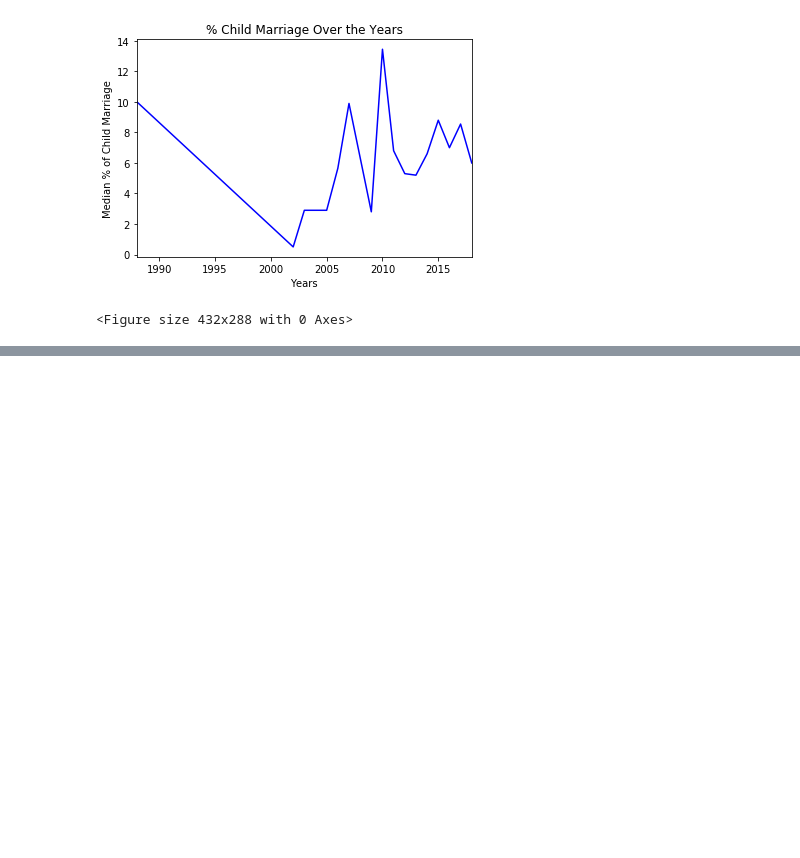
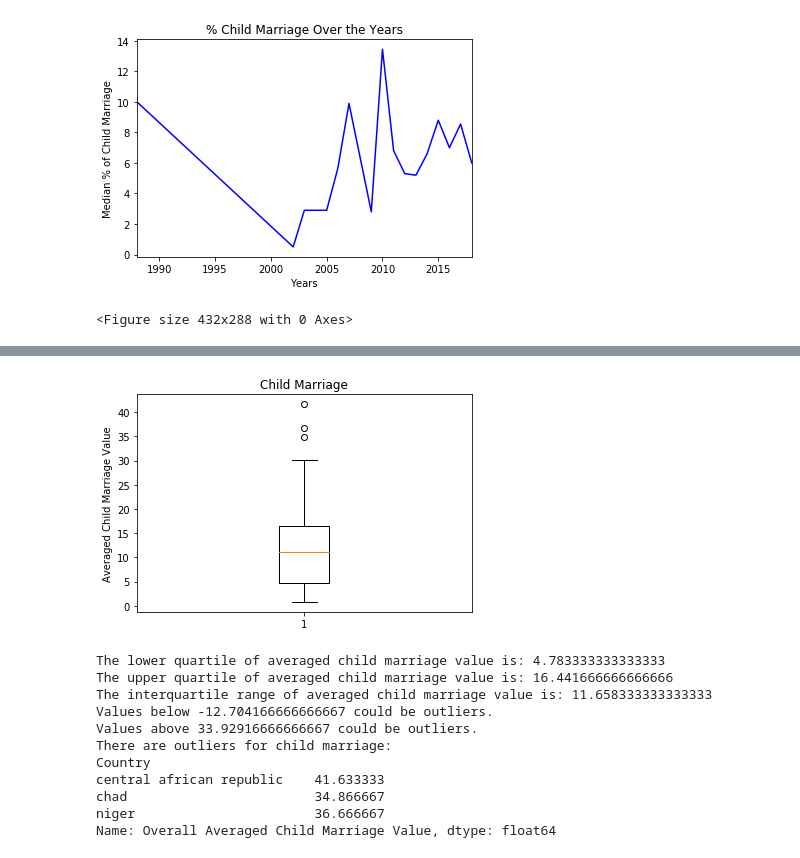
Before and after one commit to Hph7/Project1, a Jupyter notebook: project1.ipynb, the cells around one changed output, grey strips where cells are left out. Cells and saved outputs as stored; diff of their text form; code cells hidden in the pictures; blank space fills up the shorter version.

```diff
--- a/project1.ipynb
+++ b/project1.ipynb
@@ -140,0 +224,38 @@ Ttest_indResult(statistic=-2704.2423148013004, pvalue=0.0)
+# %%
+# Boxplot for child marriage
+fig1, ax1 = plt.subplots()
+ax1.set_title('Child Marriage')
+ax1.set_ylabel('Averaged Child Marriage Value')
+value=childmarriage_and_education["Overall Averaged Child Marriage Value"]
+ax1.boxplot(value)
+plt.show()
+# Give quartile calculations
+quartiles = value.quantile([.25,.5,.75])
+lowerq = quartiles[0.25]
+upperq = quartiles[0.75]
+iqr = upperq-lowerq
+# Print result for child marriage
+print(f"The lower quartile of averaged child marriage value is: {lowerq}")
+print(f"The upper quartile of averaged child marriage value is: {upperq}")
+print(f"The interquartile range of averaged child marriage value is: {iqr}")
+
+lower_bound = lowerq - (1.5*iqr)
+upper_bound = upperq + (1.5*iqr)
+print(f"Values below {lower_bound} could be outliers.")
+print(f"Values above {upper_bound} could be outliers.")
+print(f"There are outliers for child marriage:")
+outliers=value.loc[value > 33.92916666666667]
+print(outliers)
+# %% [output]
+[figure, added]
+The lower quartile of averaged child marriage value is: 4.783333333333333
+The upper quartile of averaged child marriage value is: 16.441666666666666
+The interquartile range of averaged child marriage value is: 11.658333333333333
+Values below -12.704166666666667 could be outliers.
+Values above 33.92916666666667 could be outliers.
+There are outliers for child marriage:
+Country
+central african republic    41.633333
+chad                        34.866667
+niger                       36.666667
+Name: Overall Averaged Child Marriage Value, dtype: float64
```
Also changed, not shown: parts of 16 cells of this notebook, 2 other files.
